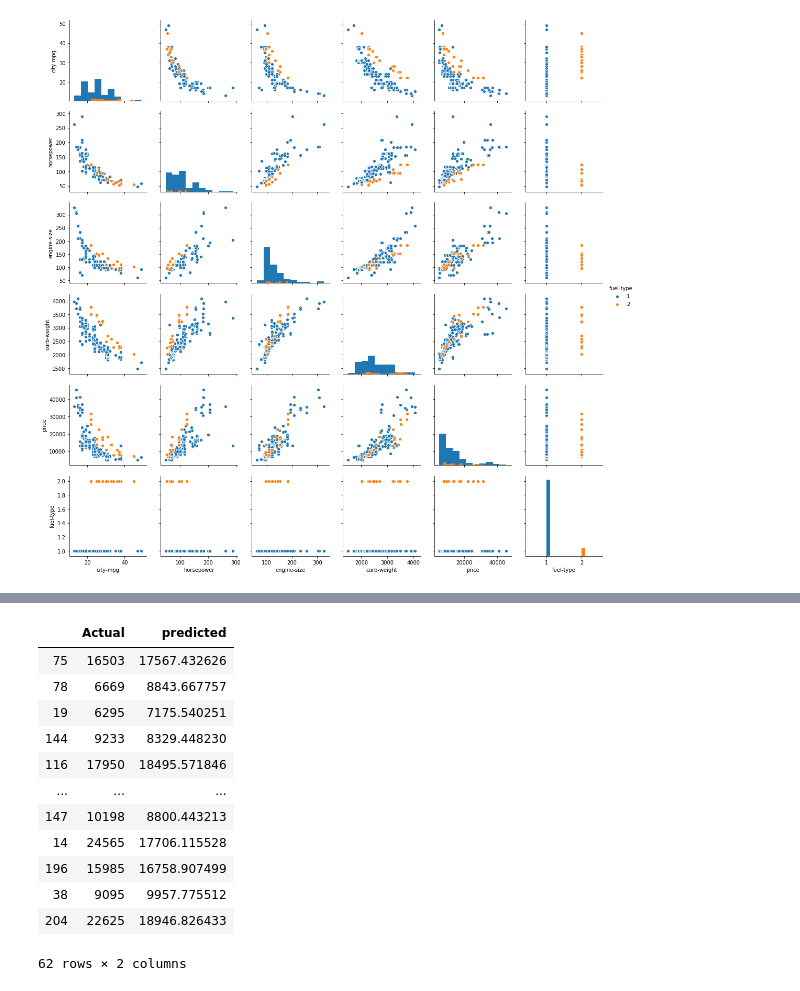
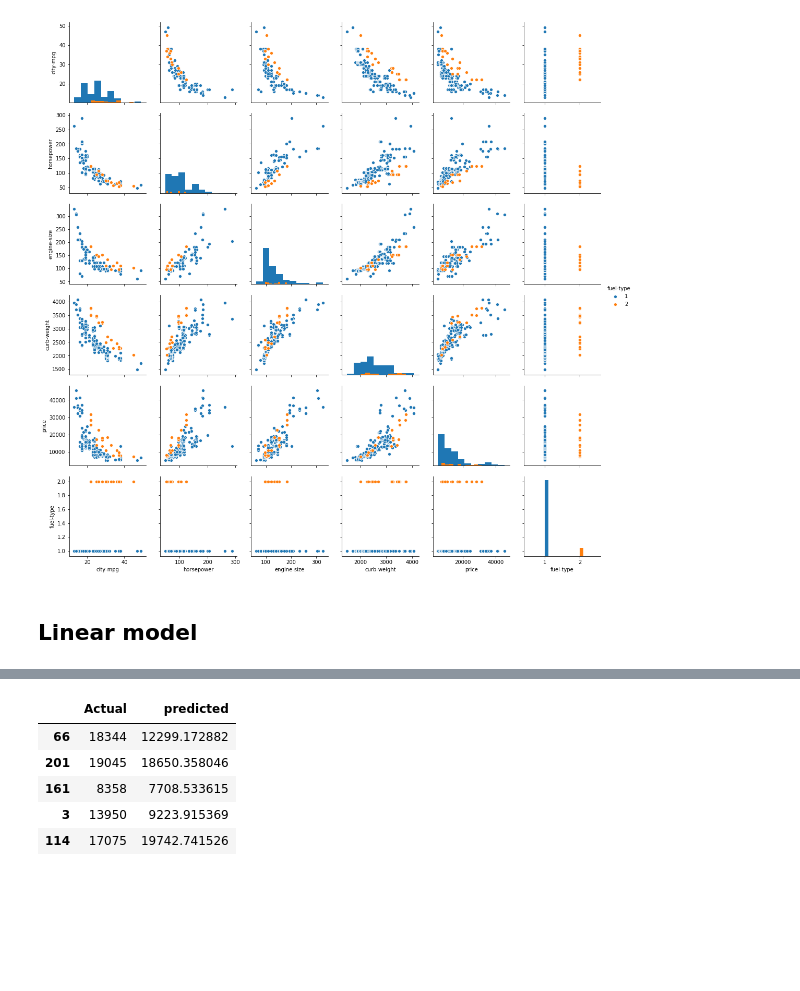
Before and after one commit to AbhishekGMV/Automobile-price-prediction, a Jupyter notebook: Automobile_price_prediction_linear_model.ipynb, the cells around one changed output, grey strips where cells are left out. Cells and saved outputs as stored; diff of their text form; code cells hidden in the pictures; blank space fills up the shorter version.

Commit message:
Linear regression model

```diff
--- a/Automobile_price_prediction_linear_model.ipynb
+++ b/Automobile_price_prediction_linear_model.ipynb
@@ -249,6 +254,8 @@ y = df_automobile['price']
 from sklearn.model_selection import train_test_split
 # %%
 X_train, X_test, y_train, y_test = train_test_split(X,y,test_size=0.3)
+# %% [markdown]
+## Linear model
 # %%
 from sklearn.linear_model import LinearRegression
 # %%
@@ -260,21 +268,14 @@ LinearRegression(copy_X=True, fit_intercept=True, n_jobs=None, normalize=False)
 # %%
 y_pred = lr.predict(X_test)
 # %%
-pd.DataFrame({'Actual':y_test, 'predicted':y_pred})
+pd.DataFrame({'Actual':y_test, 'predicted':y_pred}).head()
 # %% [output]
 |  | Actual | predicted |
-| 75 | 16503 | 17567.432626 |
-| 78 | 6669 | 8843.667757 |
-| 19 | 6295 | 7175.540251 |
-| 144 | 9233 | 8329.448230 |
-| 116 | 17950 | 18495.571846 |
-| ... | ... | ... |
-| 147 | 10198 | 8800.443213 |
-| 14 | 24565 | 17706.115528 |
-| 196 | 15985 | 16758.907499 |
-| 38 | 9095 | 9957.775512 |
-| 204 | 22625 | 18946.826433 |
+| 66 | 18344 | 12299.172882 |
+| 201 | 19045 | 18650.358046 |
+| 161 | 8358 | 7708.533615 |
+| 3 | 13950 | 9223.915369 |
+| 114 | 17075 | 19742.741526 |
-62 rows × 2 columns
 # %%
 from sklearn import metrics
 from sklearn.metrics import r2_score
```
Also changed, not shown: parts of 10 cells of this notebook, 1 other file.
